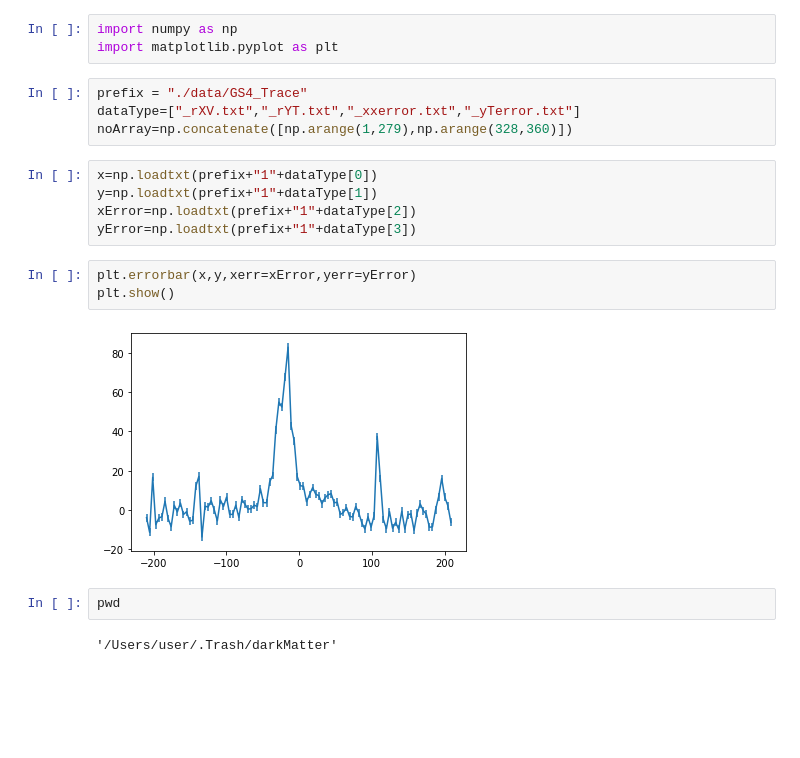
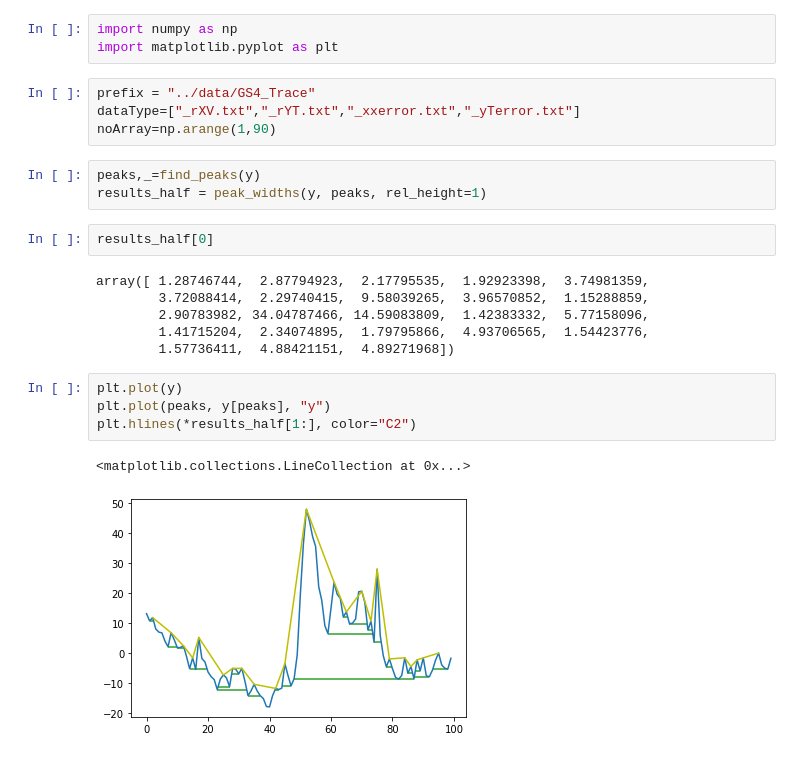
Before and after one commit to c-Foltz/DarkMatter, a Jupyter notebook: lib/CppToPython.ipynb, the cells around one changed output. Drawn from its saved outputs; the diff is of its cells as text; blank space fills up the shorter version.

```diff
--- a/lib/CppToPython.ipynb
+++ b/lib/CppToPython.ipynb
@@ -2,20 +6,24 @@
 import numpy as np
 import matplotlib.pyplot as plt
 # %%
-prefix = "./data/GS4_Trace"
+prefix = "../data/GS4_Trace"
 dataType=["_rXV.txt","_rYT.txt","_xxerror.txt","_yTerror.txt"]
-noArray=np.concatenate([np.arange(1,279),np.arange(328,360)])
+noArray=np.arange(1,90)
-# %%
-x=np.loadtxt(prefix+"1"+dataType[0])
-y=np.loadtxt(prefix+"1"+dataType[1])
-xError=np.loadtxt(prefix+"1"+dataType[2])
-yError=np.loadtxt(prefix+"1"+dataType[3])
-# %%
-plt.errorbar(x,y,xerr=xError,yerr=yError)
-plt.show()
-# %% [output]
-[figure, removed]
-# %%
-pwd
-# %% [output]
-'/Users/user/.Trash/darkMatter'
+# %%
+peaks,_=find_peaks(y)
+results_half = peak_widths(y, peaks, rel_height=1)
+# %%
+results_half[0]
+# %% [output]
+array([ 1.28746744,  2.87794923,  2.17795535,  1.92923398,  3.74981359,
+        3.72088414,  2.29740415,  9.58039265,  3.96570852,  1.15288859,
+        2.90783982, 34.04787466, 14.59083809,  1.42383332,  5.77158096,
+        1.41715204,  2.34074895,  1.79795866,  4.93706565,  1.54423776,
+        1.57736411,  4.88421151,  4.89271968])
+# %%
+plt.plot(y)
+plt.plot(peaks, y[peaks], "y")
+plt.hlines(*results_half[1:], color="C2")
+# %% [output]
+<matplotlib.collections.LineCollection at 0x...>
+[figure, added]
```
Also changed, not shown: parts of 2 cells of this notebook, 1 other file.
